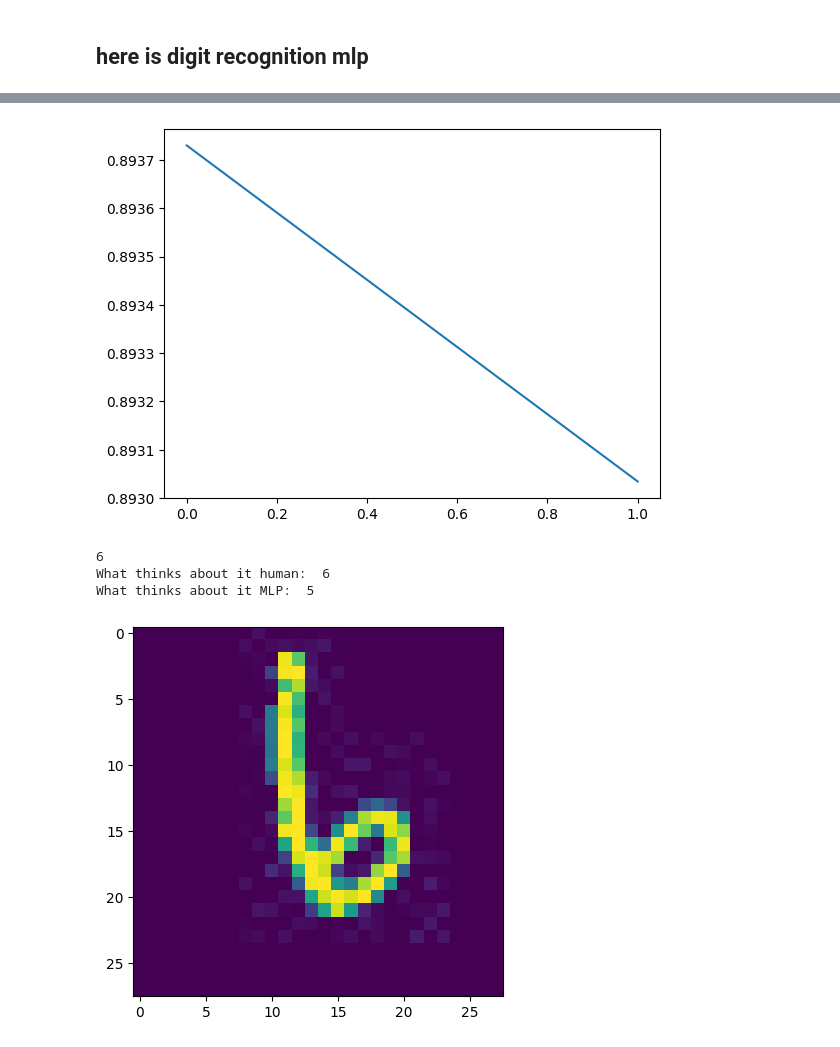
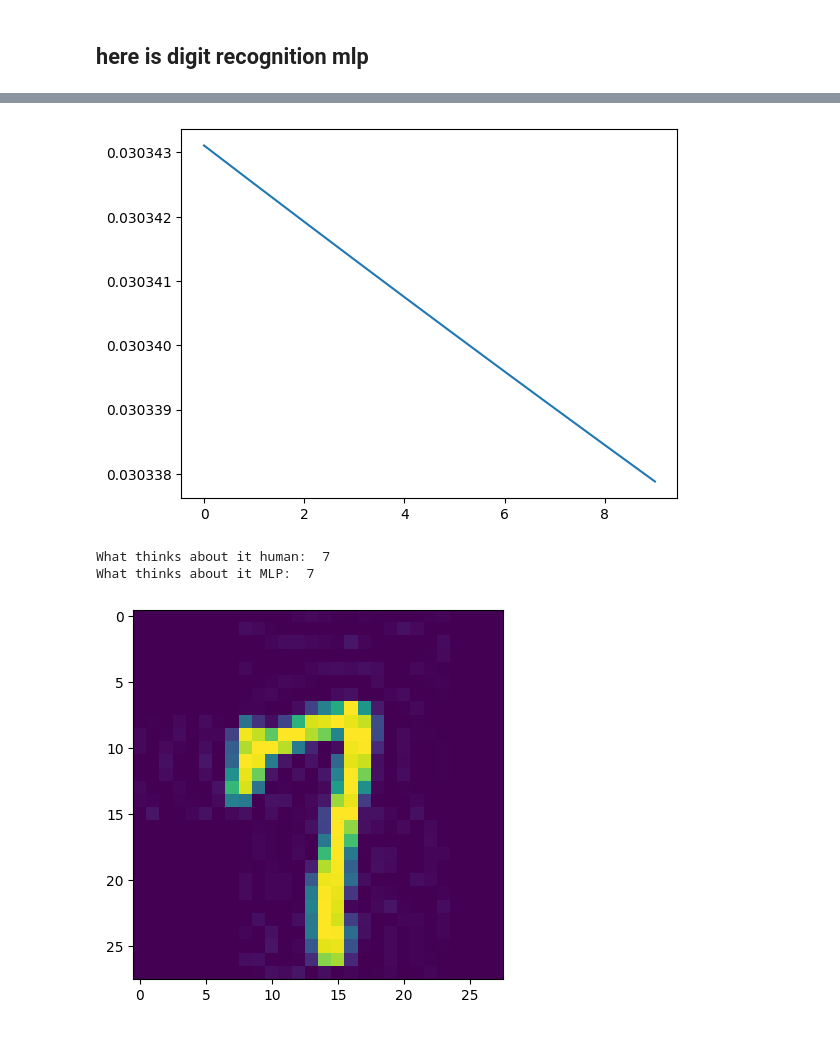
Before and after one commit to a-arakelian/first-steps-in-ML, a Jupyter notebook: handwritten_digit_recognition/mlp.ipynb, the cells around one changed output, grey strips where cells are left out. Saved outputs shown, nothing was run; the diff lists cells and outputs as text; code cells hidden in the pictures.

```diff
--- a/handwritten_digit_recognition/mlp.ipynb
+++ b/handwritten_digit_recognition/mlp.ipynb
@@ -36,9 +35,10 @@ error is
 # %%
 mlp2_mul = MLP2([(2, ), (3, 'sigmoid'), (2, 'sigmoid'), (1, 'sigmoid')])
 # %%
-for _ in range(1000):
+for _ in range(500):
     n_samples = 1000
     X = np.random.rand(n_samples, 2)
     Y = X[:, 0] * X[:, 1]
     Y.shape = (n_samples, -1)
     mlp2_mul.fit(X, Y, 50, 3, batch_size=1000, show_los = False)
+mlp2_mul.fit(X, Y, 15, 0.3, batch_size=1000)
@@ -74,8 +76,8 @@ error is
 # %%
 from get_dataset import DigitExample, show_array_as_image, jpg2data
 # %%
-X, Y = jpg2data(3000)
+X, Y = jpg2data(5000)
 X_test, Y_test = jpg2data(500, False)
 # %%
-X = X.astype(float)/255
-X_test = X_test.astype(float)/255
+X = X.astype(float)/2550
+X_test = X_test.astype(float)/2550
@@ -110,21 +107,20 @@ mlp_digit = MLP(784, [15, 15], 10)
 # %%
 batch_size = 100
 n_batches = n_samples // batch_size
-for _ in range(5):
+for _ in range(15):
     for i in range(n_batches):
         X_certain = X[i*batch_size: (i+1)*batch_size:, :].T
         Y_certain = Y[i*batch_size: (i+1)*batch_size:, :].T
-        mlp_digit.fit(X_certain, Y_certain, 5, 0.3, show = False)
-mlp_digit.fit(X_certain, Y_certain, 2, 0.3, show = True)
+        mlp_digit.fit(X_certain, Y_certain, 25, 3, show = False)
+mlp_digit.fit(X_certain, Y_certain, 10, 0.3, show = True)
 # %% [output]
-[figure, old version]
+[figure, new version]
 # %%
-i = 4550
-show_array_as_image(X_test[i,:].reshape(28, 28), Y_test[i,:])
+i = 450
+show_array_as_image(X_test[i,:].reshape(28, 28))
 print("What thinks about it human: ", np.argmax(Y_test[i,:]))
 print("What thinks about it MLP: ", np.argmax(mlp_digit.forward_propagat(X_test[i,:].T)))
 # %% [output]
-6
-What thinks about it human:  6
-What thinks about it MLP:  5
+What thinks about it human:  7
+What thinks about it MLP:  7
-[figure, old version]
+[figure, new version]
```
Also changed, not shown: parts of 19 cells of this notebook.
